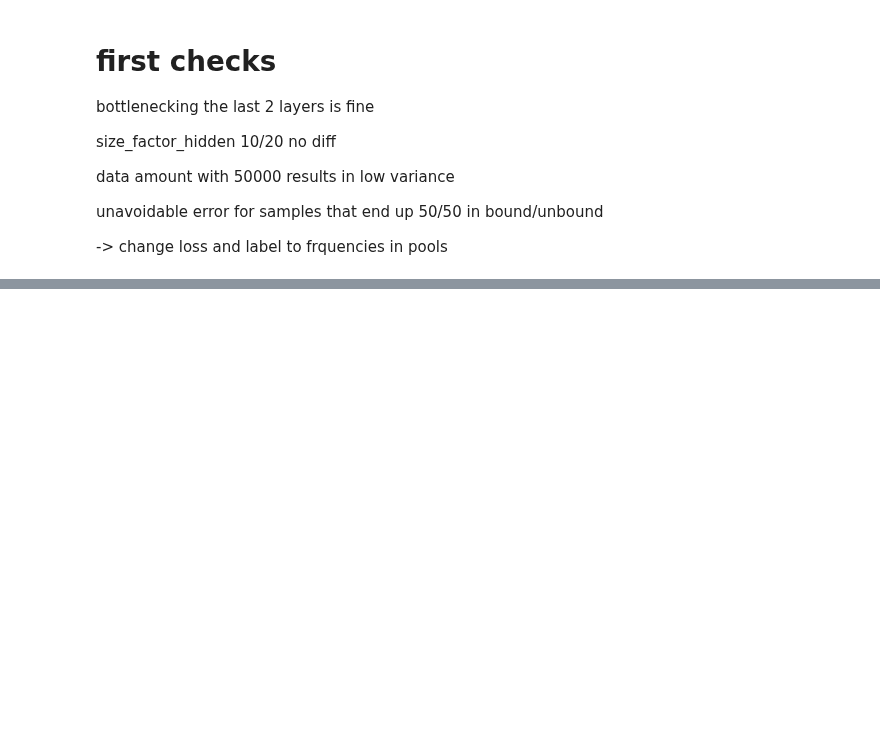
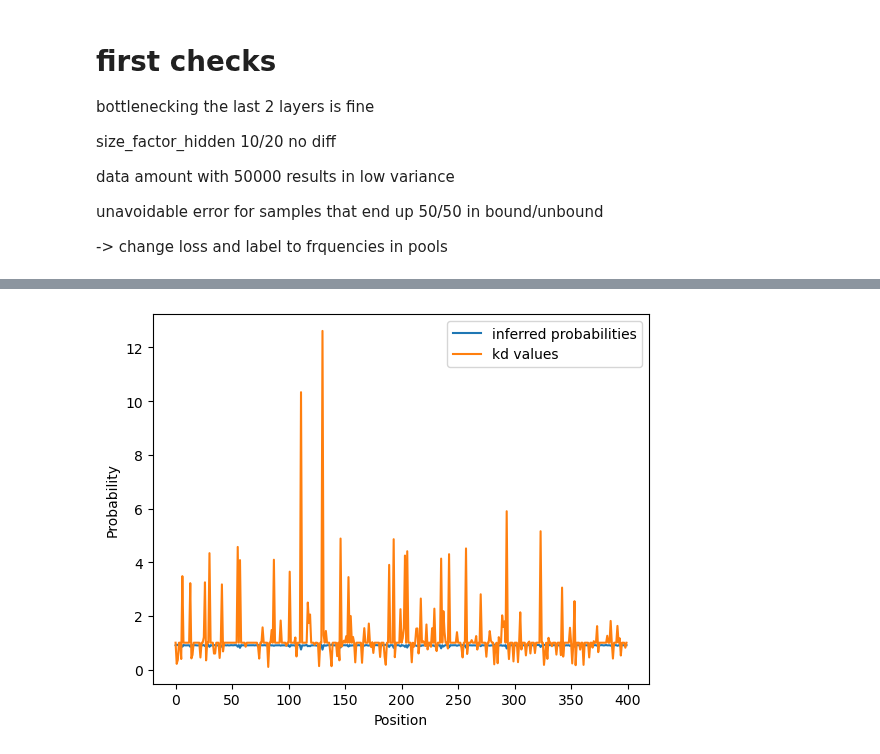
Before and after one commit to JoshuaGensel/MIME_ML, a Jupyter notebook: src/simFiles/deepModelTest.ipynb, the cells around one changed output, grey strips where cells are left out. Drawn from its saved outputs; the diff is of its cells as text; code cells hidden in the pictures; blank space fills up the shorter version.

```diff
--- a/src/simFiles/deepModelTest.ipynb
+++ b/src/simFiles/deepModelTest.ipynb
@@ -171,0 +241,9 @@ unavoidable error for samples that end up 50/50 in bound/unbound
+# %%
+#plot predictions of highest variance protein concentration combination vs kd values
+sns.lineplot(x=range(len(inferred_probs[(6,30)])), y=inferred_probs[(6,30)], label='inferred probabilities')
+sns.lineplot(x=range(len(kds)), y=kds, label='kd values')
+plt.xlabel('Position')
+plt.ylabel('Probability')
+plt.show()
+# %% [output]
+[figure, added]
```
Also changed, not shown: parts of 15 cells of this notebook, 1 other file.
